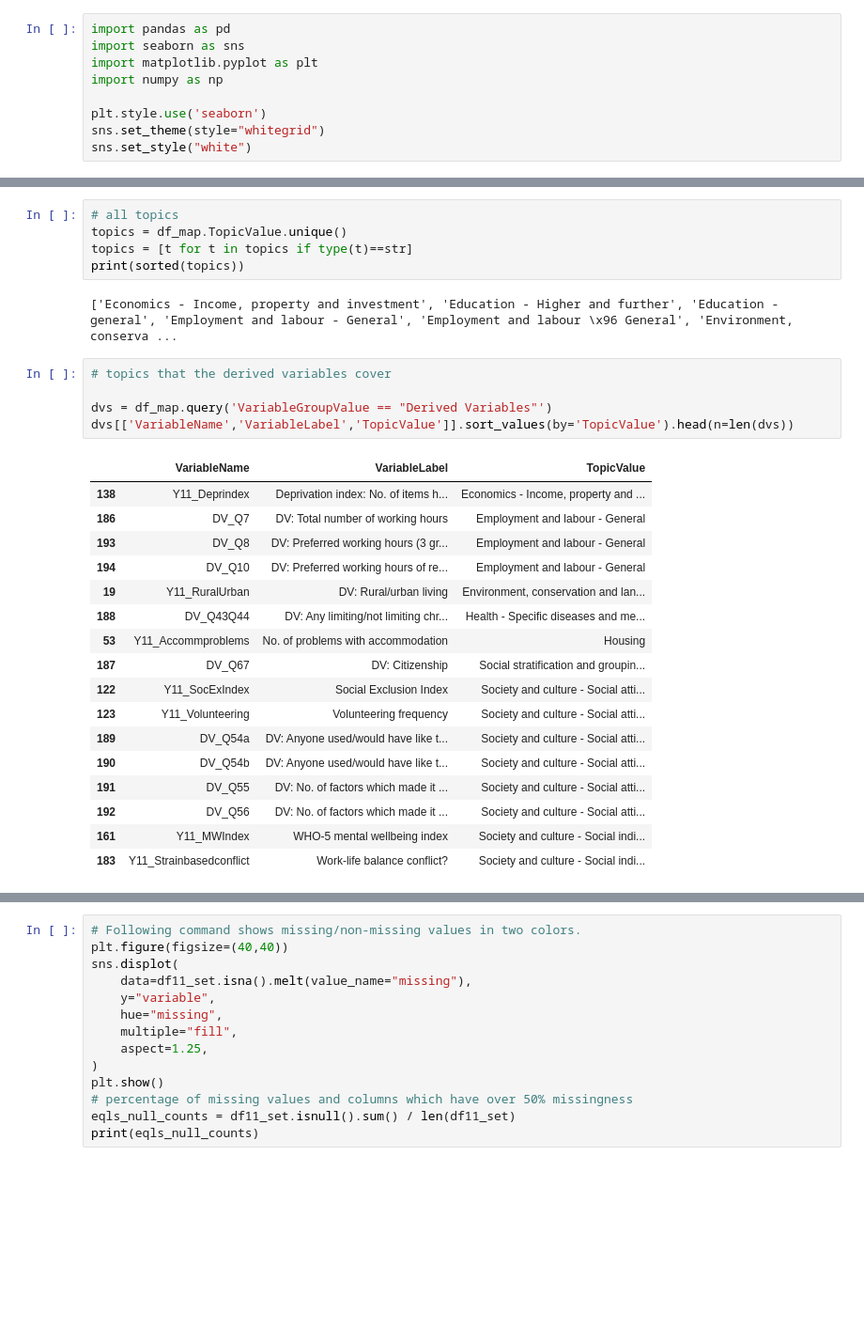
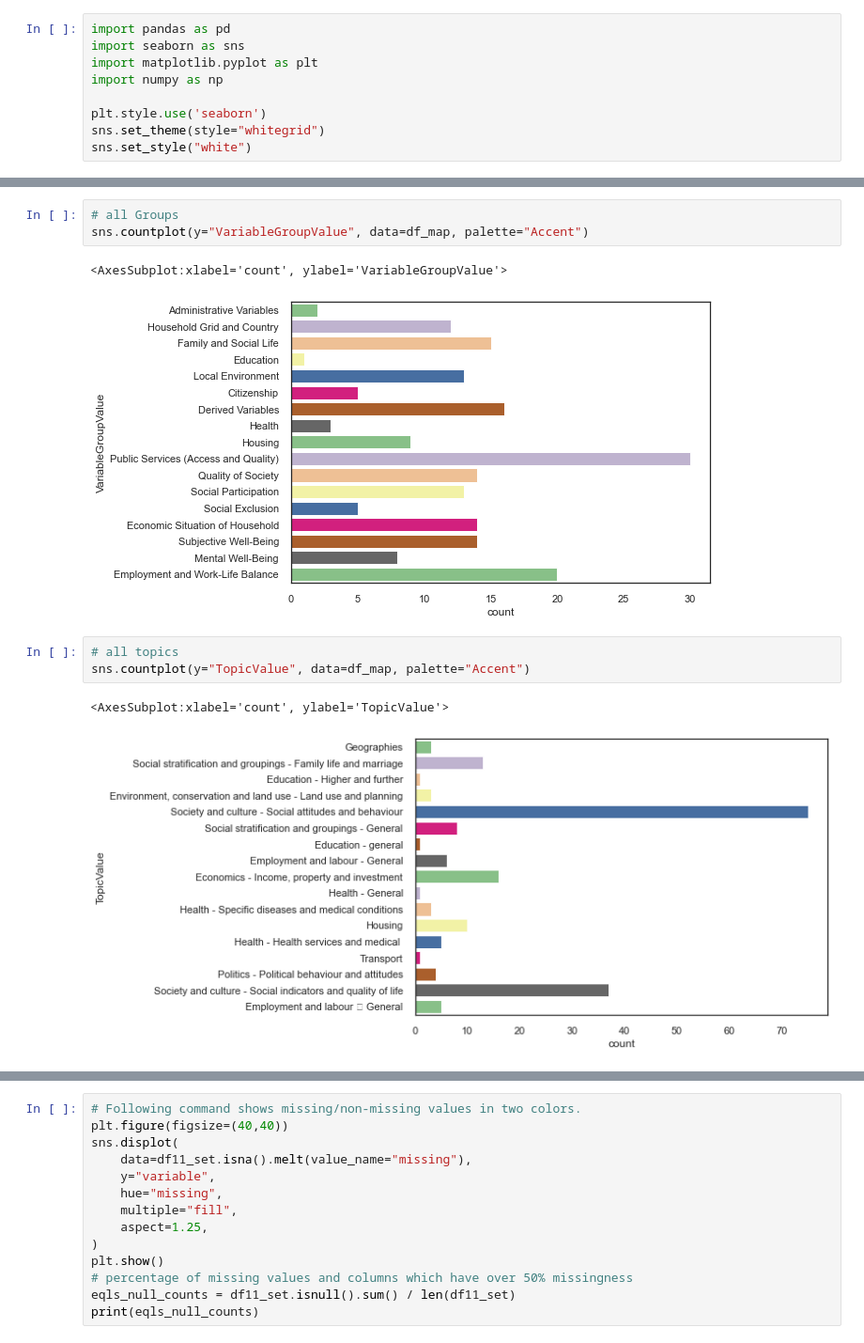
Before and after one commit to alan-turing-institute/rds-course, a Jupyter notebook: coursebook/modules/m3/3.5-DataVisForExploration.ipynb, the cells around one changed output, grey strips where cells are left out. Shown at 94% size. Drawn from its saved outputs; the diff is of its cells as text; blank space fills up the shorter version.

```diff
--- a/coursebook/modules/m3/3.5-DataVisForExploration.ipynb
+++ b/coursebook/modules/m3/3.5-DataVisForExploration.ipynb
@@ -69,30 +112,12 @@ df11 = df11.query('Y11_Country == 27')
 # %%
-# all topics
-topics = df_map.TopicValue.unique()
-topics = [t for t in topics if type(t)==str]
-print(sorted(topics))
+# all Groups
+sns.countplot(y="VariableGroupValue", data=df_map, palette="Accent")
 # %% [output]
-['Economics - Income, property and investment', 'Education - Higher and further', 'Education - general', 'Employment and labour - General', 'Employment and labour \x96 General', 'Environment, conserva ...
+<AxesSubplot:xlabel='count', ylabel='VariableGroupValue'>
+[figure, added]
-# %%
-# topics that the derived variables cover
-
-dvs = df_map.query('VariableGroupValue == "Derived Variables"')
-dvs[['VariableName','VariableLabel','TopicValue']].sort_values(by='TopicValue').head(n=len(dvs))
-# %% [output]
-|  | VariableName | VariableLabel | TopicValue |
-| 138 | Y11_Deprindex | Deprivation index: No. of items h... | Economics - Income, property and ... |
-| 186 | DV_Q7 | DV: Total number of working hours | Employment and labour - General |
-| 193 | DV_Q8 | DV: Preferred working hours (3 gr... | Employment and labour - General |
-| 194 | DV_Q10 | DV: Preferred working hours of re... | Employment and labour - General |
-| 19 | Y11_RuralUrban | DV: Rural/urban living | Environment, conservation and lan... |
-| 188 | DV_Q43Q44 | DV: Any limiting/not limiting chr... | Health - Specific diseases and me... |
-| 53 | Y11_Accommproblems | No. of problems with accommodation | Housing |
-| 187 | DV_Q67 | DV: Citizenship | Social stratification and groupin... |
-| 122 | Y11_SocExIndex | Social Exclusion Index | Society and culture - Social atti... |
-| 123 | Y11_Volunteering | Volunteering frequency | Society and culture - Social atti... |
-| 189 | DV_Q54a | DV: Anyone used/would have like t... | Society and culture - Social atti... |
-| 190 | DV_Q54b | DV: Anyone used/would have like t... | Society and culture - Social atti... |
-| 191 | DV_Q55 | DV: No. of factors which made it ... | Society and culture - Social atti... |
-| 192 | DV_Q56 | DV: No. of factors which made it ... | Society and culture - Social atti... |
-| 161 | Y11_MWIndex | WHO-5 mental wellbeing index | Society and culture - Social indi... |
-| 183 | Y11_Strainbasedconflict | Work-life balance conflict? | Society and culture - Social indi... |
+# %%
+# all topics
+sns.countplot(y="TopicValue", data=df_map, palette="Accent")
+# %% [output]
+<AxesSubplot:xlabel='count', ylabel='TopicValue'>
+[figure, added]
```
Also changed, not shown: parts of 24 cells of this notebook.
